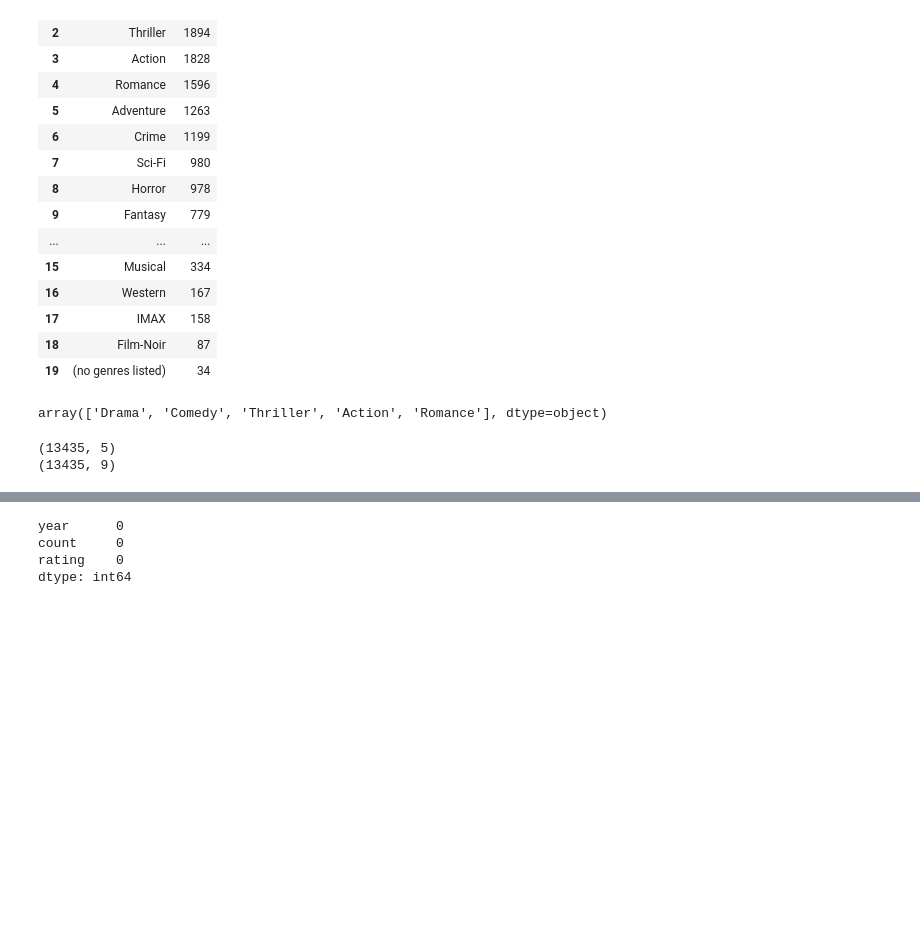
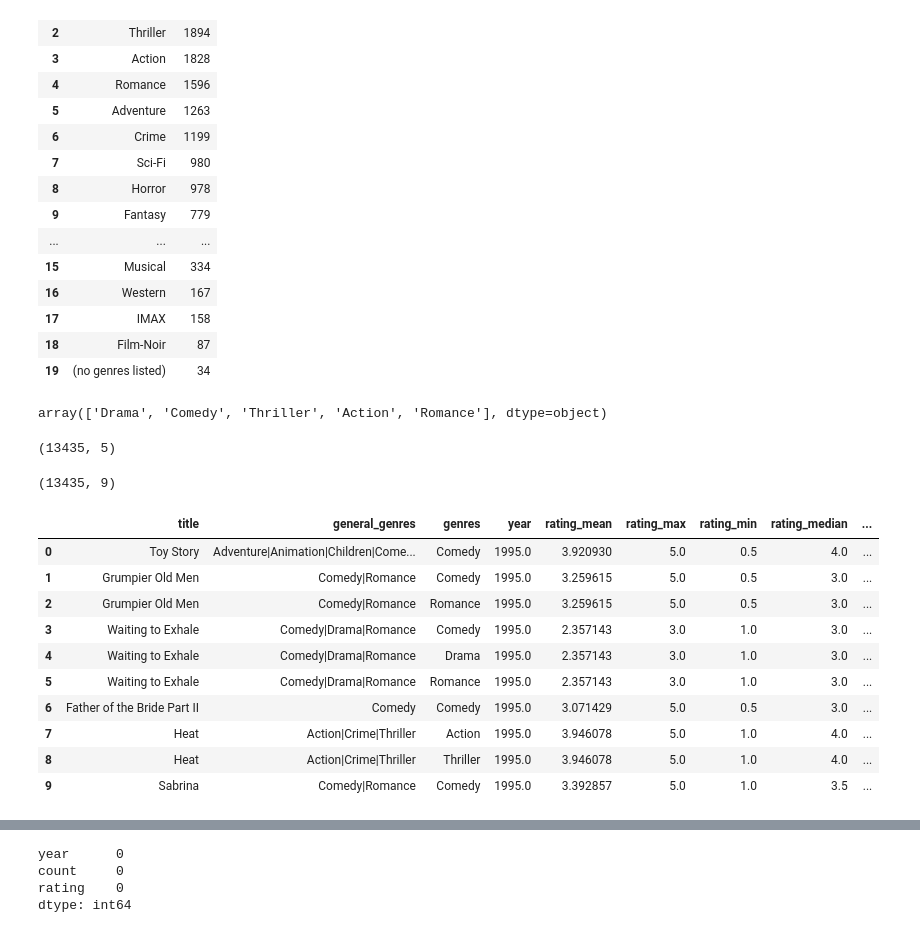
Before and after one commit to ACCFernando/mdc, a Jupyter notebook: 05_data_viz/test01/movies_analysis.ipynb, the cells around one changed output, grey strips where cells are left out. Drawn from its saved outputs; the diff is of its cells as text; code cells hidden in the pictures; blank space fills up the shorter version.

```diff
--- a/05_data_viz/test01/movies_analysis.ipynb
+++ b/05_data_viz/test01/movies_analysis.ipynb
@@ -243,11 +257,24 @@ fig.update_yaxes(title_text="Frequencia")
 fig.show()
 # %%
 top_movies_genrer_df = movies_df.loc[movies_df.genres.isin(top5genres_freq), :]
-print(top_movies_genrer_df.shape)
+display( top_movies_genrer_df.shape )
 
 top_movies_genrer_df = top_movies_genrer_df.merge(rating_agg_df, on="title", how="left")
 top_movies_genrer_df.drop("movieId", axis=1, inplace=True)
-print(top_movies_genrer_df.shape)
+display( top_movies_genrer_df.shape )
+
+display( top_movies_genrer_df.head(10) )
 # %% [output]
 (13435, 5)
-(13435, 9)
+(13435, 9)
+|  | title | general_genres | genres | year | rating_mean | rating_max | rating_min | rating_median | ... |
+| 0 | Toy Story | Adventure|Animation|Children|Come... | Comedy | 1995.0 | 3.920930 | 5.0 | 0.5 | 4.0 | ... |
+| 1 | Grumpier Old Men | Comedy|Romance | Comedy | 1995.0 | 3.259615 | 5.0 | 0.5 | 3.0 | ... |
+| 2 | Grumpier Old Men | Comedy|Romance | Romance | 1995.0 | 3.259615 | 5.0 | 0.5 | 3.0 | ... |
+| 3 | Waiting to Exhale | Comedy|Drama|Romance | Comedy | 1995.0 | 2.357143 | 3.0 | 1.0 | 3.0 | ... |
+| 4 | Waiting to Exhale | Comedy|Drama|Romance | Drama | 1995.0 | 2.357143 | 3.0 | 1.0 | 3.0 | ... |
+| 5 | Waiting to Exhale | Comedy|Drama|Romance | Romance | 1995.0 | 2.357143 | 3.0 | 1.0 | 3.0 | ... |
+| 6 | Father of the Bride Part II | Comedy | Comedy | 1995.0 | 3.071429 | 5.0 | 0.5 | 3.0 | ... |
+| 7 | Heat | Action|Crime|Thriller | Action | 1995.0 | 3.946078 | 5.0 | 1.0 | 4.0 | ... |
+| 8 | Heat | Action|Crime|Thriller | Thriller | 1995.0 | 3.946078 | 5.0 | 1.0 | 4.0 | ... |
+| 9 | Sabrina | Comedy|Romance | Comedy | 1995.0 | 3.392857 | 5.0 | 1.0 | 3.5 | ... |
```
Also changed, not shown: parts of 38 cells of this notebook.
